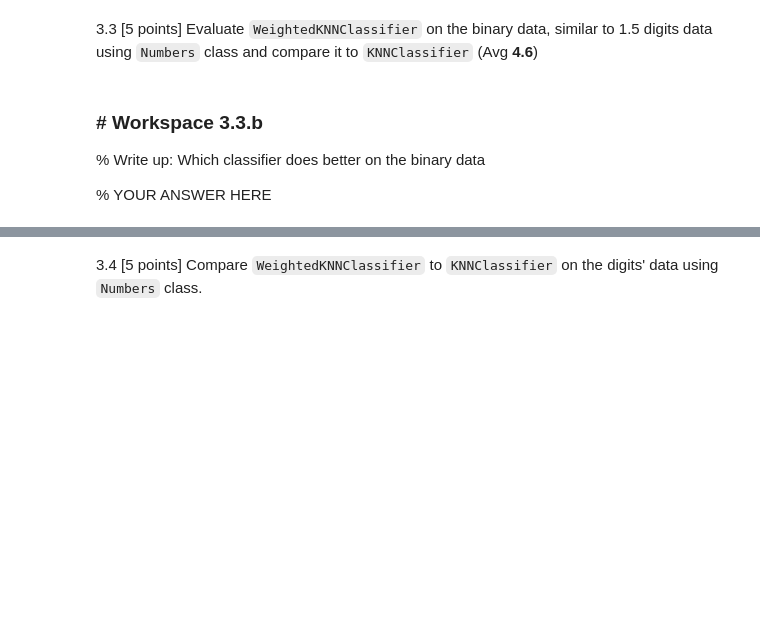
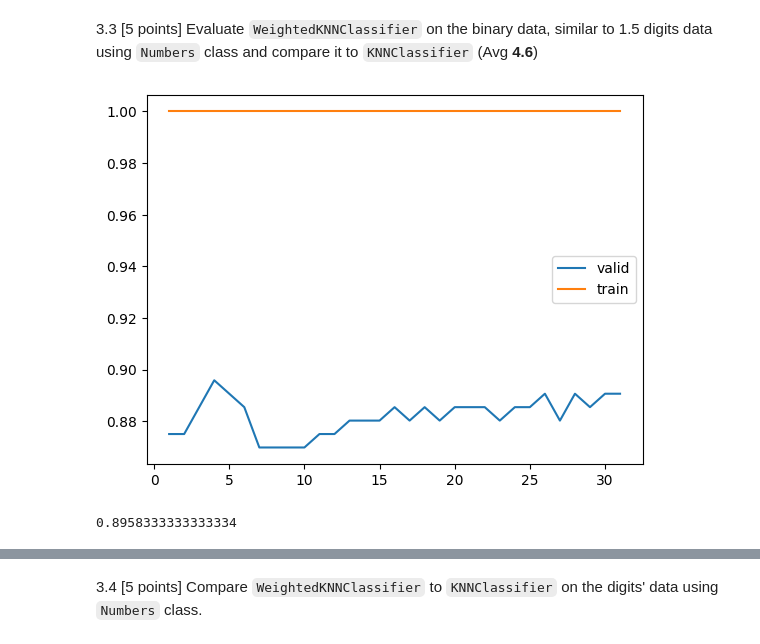
Before and after one commit to brianmoral/ML, a Jupyter notebook: Problem_Sets/Set-1/PS1_Base_5622.ipynb, the cells around one changed output, grey strips where cells are left out. Saved outputs shown, nothing was run; the diff lists cells and outputs as text; code cells hidden in the pictures; blank space fills up the shorter version.

```diff
--- a/Problem_Sets/Set-1/PS1_Base_5622.ipynb
+++ b/Problem_Sets/Set-1/PS1_Base_5622.ipynb
@@ -512,11 +484,12 @@ where ${\cal N}_K(x)$ is the set of the nearest $k$ neighbors to $x$.
 
 3.2 [5 points] Complete `predict`. (Avg __4.9__)
 # %%
-np.random.seed(14)
-X = np.random.choice(5, 14, replace=True)
-X = X.reshape(7,2)
-y = np.array([1, 0, 1, 1, 1, 0, 0])
-i_near_k, d_near_k = np.array([[3, 0], [1,3]]), np.array([[0, 0], [0, 0]])
+# np.random.seed(14)
+# X = np.random.choice(5, 14, replace=True)
+# X = X.reshape(7,2)
+# X = np.append(X, [[-1, 3]], axis=0)
+# y = np.array([1, -1, 2, 1, 1, -1, -1, 1])
+# i_near_k, d_near_k = np.array([ [1,0.5],[0,3]]), np.array([[0, 0], [0, 0]])
 
-print(X)
-print(np.transpose(y))
+# print(X)
+# print(np.transpose(y))
@@ -613,20 +577,20 @@ tests.show_decision_surface(knn, binary_data.X, binary_data.y)
 # %%
 # Workspace 3.3.a
 #TODO: Try different Ks
 ks = list(range(1, 32))
 accuracies_train = []
 accuracies_valid = []
 for k in ks:
     #BEGIN
-    # code here
+    wknn = WeightedKNNClassifier(k).fit(binary_data.X_train, binary_data.y_train)
+    accuracies_train.append(wknn.accuracy(binary_data.X_train, binary_data.y_train))
+    accuracies_valid.append(wknn.accuracy(binary_data.X_valid, binary_data.y_valid))
     #END
 plt.plot(ks, accuracies_valid, label="valid")
 plt.plot(ks, accuracies_train, label="train")
 plt.legend()
 plt.show()
 print(np.max(accuracies_valid))
+# %% [output]
+[figure, added]
+0.8958333333333334
-# %% [markdown]
-### # Workspace 3.3.b
-% Write up: Which classifier does better on the binary data
-
-% YOUR ANSWER HERE
```
Also changed, not shown: parts of 19 cells of this notebook.
